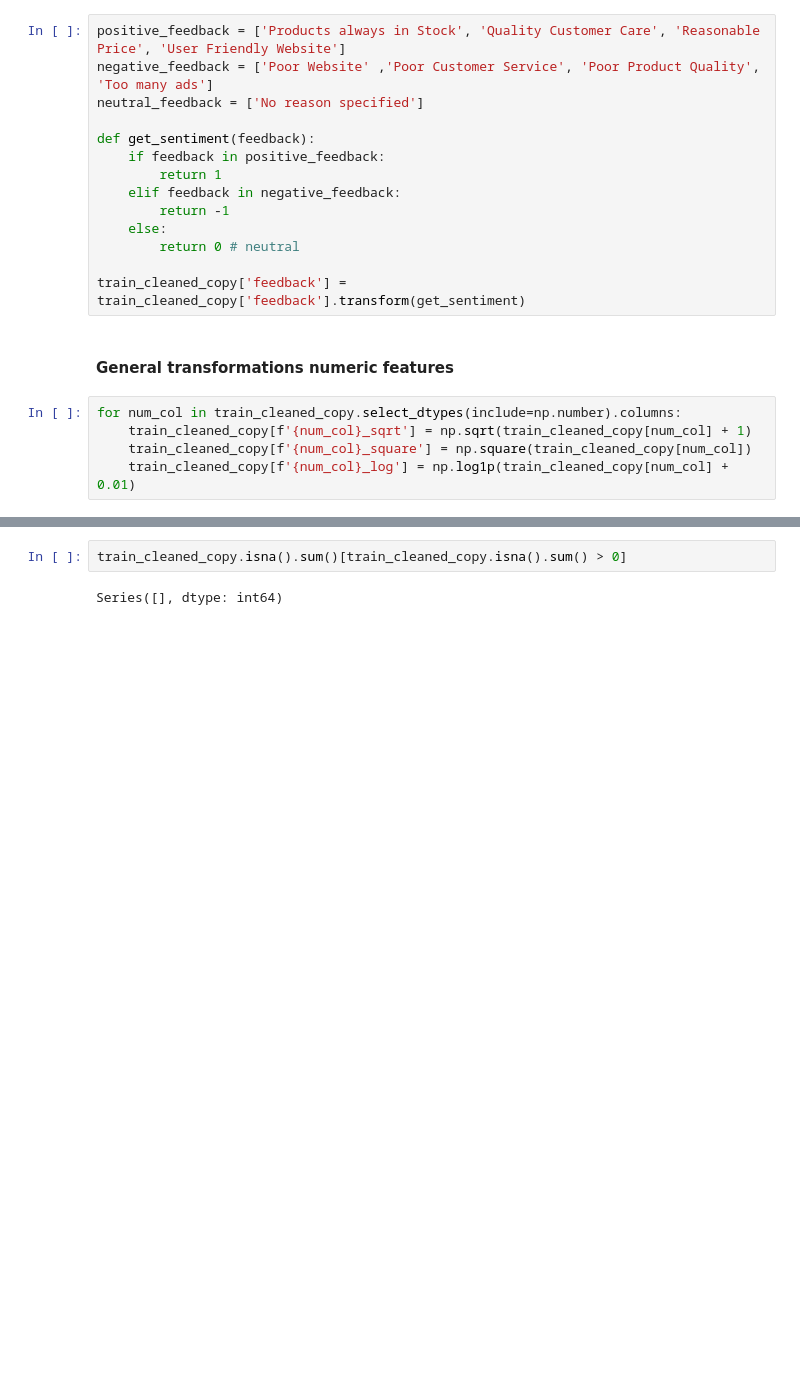
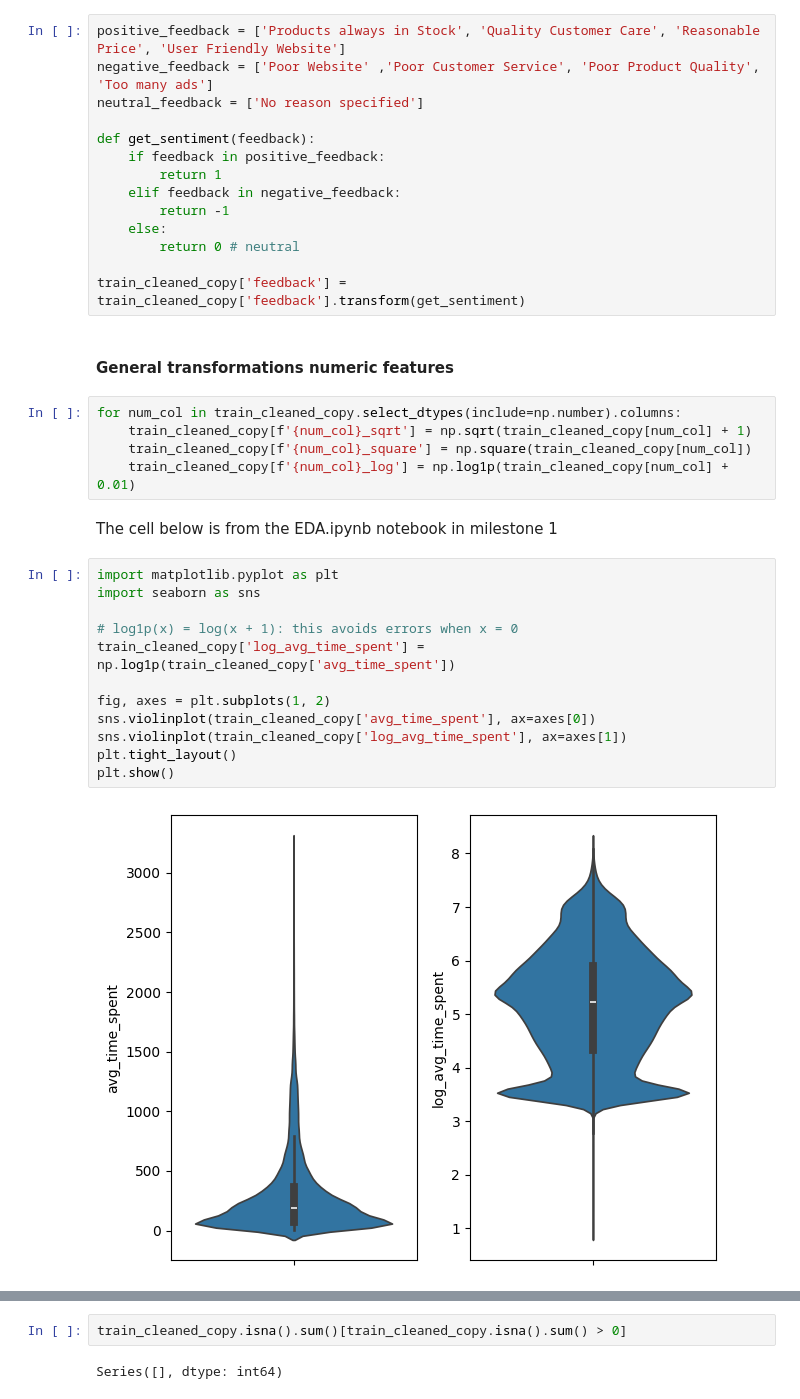
Before and after one commit to MohamedMostafa259/Customer-Churn-Prediction-and-Analysis, a Jupyter notebook: Milestone2_FeatureEng_AdvancedAnalysis/notebooks/FeatureEngineering.ipynb, the cells around one changed output, grey strips where cells are left out. Drawn from its saved outputs; the diff is of its cells as text; blank space fills up the shorter version.

```diff
--- a/Milestone2_FeatureEng_AdvancedAnalysis/notebooks/FeatureEngineering.ipynb
+++ b/Milestone2_FeatureEng_AdvancedAnalysis/notebooks/FeatureEngineering.ipynb
@@ -195,6 +197,22 @@ for num_col in train_cleaned_copy.select_dtypes(include=np.number).columns:
 	train_cleaned_copy[f'{num_col}_sqrt'] = np.sqrt(train_cleaned_copy[num_col] + 1)
 	train_cleaned_copy[f'{num_col}_square'] = np.square(train_cleaned_copy[num_col])
 	train_cleaned_copy[f'{num_col}_log'] = np.log1p(train_cleaned_copy[num_col] + 0.01)
+# %% [markdown]
+The cell below is from the EDA.ipynb notebook in milestone 1
+# %%
+import matplotlib.pyplot as plt
+import seaborn as sns
+
+# log1p(x) = log(x + 1): this avoids errors when x = 0
+train_cleaned_copy['log_avg_time_spent'] = np.log1p(train_cleaned_copy['avg_time_spent'])
+
+fig, axes = plt.subplots(1, 2)
+sns.violinplot(train_cleaned_copy['avg_time_spent'], ax=axes[0])
+sns.violinplot(train_cleaned_copy['log_avg_time_spent'], ax=axes[1])
+plt.tight_layout()
+plt.show()
+# %% [output]
+[figure, added]
 # %%
 train_cleaned_copy.info()
 # %% [output]
```
Also changed, not shown: parts of 20 cells of this notebook, 6 other files.
